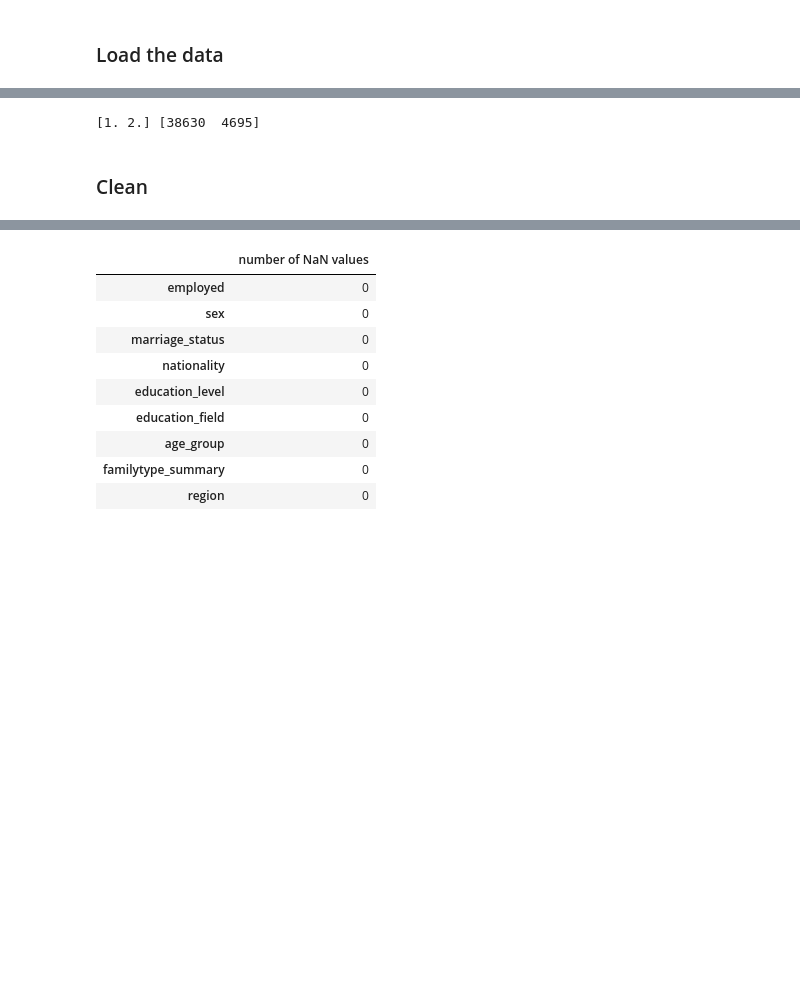
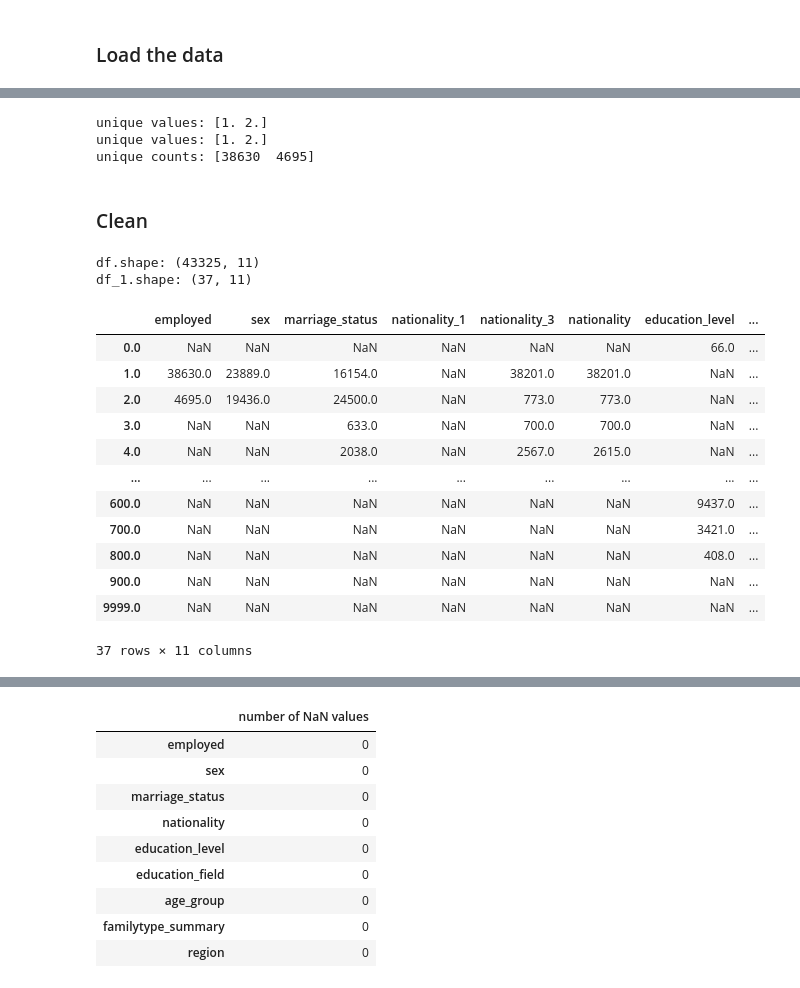
Before and after one commit to ProgressBG-Python-Course/ProgressBG-MLwithPython-Labs, a Jupyter notebook: students/Martina/ML_Project/project_new.ipynb, the cells around one changed output, grey strips where cells are left out. Saved outputs shown, nothing was run; the diff lists cells and outputs as text; code cells hidden in the pictures; blank space fills up the shorter version.

Commit message:
wip: notes on projects

```diff
--- a/students/Martina/ML_Project/project_new.ipynb
+++ b/students/Martina/ML_Project/project_new.ipynb
@@ -140,11 +174,17 @@ df.describe()
-# %%
-df.employed.unique()
-
-
-value, counts = np.unique(df.employed, return_counts=True)
-print(value, counts)
-# %% [output]
-[1. 2.] [38630  4695]
+# %%
+# get unique values on;y
+s_values = df.employed.unique()
+print(f'unique values: {s_values}')
+
+### get unique values and counts with numpy methods:
+# better to print after cleaning, or to skip NaNs:
+values, counts = np.unique(df.employed[~np.isnan(df.employed)], return_counts=True)
+print(f'unique values: {values}')
+print(f'unique counts: {counts}')
+# %% [output]
+unique values: [1. 2.]
+unique values: [1. 2.]
+unique counts: [38630  4695]
 # %% [markdown]
 ### Clean
 # %%
@@ -159,6 +200,28 @@ df.drop("index", axis=1, inplace=True)
 # %%
 #Show unique values for each column and rate of occurance.
 df_1=df.apply(pd.Series.value_counts)
+
+# iep: note the result shape:
+print(f'df.shape: {df.shape}')
+print(f'df_1.shape: {df_1.shape}')
+
+df_1
+# %% [output]
+df.shape: (43325, 11)
+df_1.shape: (37, 11)
+|  | employed | sex | marriage_status | nationality_1 | nationality_3 | nationality | education_level | ... |
+| 0.0 | NaN | NaN | NaN | NaN | NaN | NaN | 66.0 | ... |
+| 1.0 | 38630.0 | 23889.0 | 16154.0 | NaN | 38201.0 | 38201.0 | NaN | ... |
+| 2.0 | 4695.0 | 19436.0 | 24500.0 | NaN | 773.0 | 773.0 | NaN | ... |
+| 3.0 | NaN | NaN | 633.0 | NaN | 700.0 | 700.0 | NaN | ... |
+| 4.0 | NaN | NaN | 2038.0 | NaN | 2567.0 | 2615.0 | NaN | ... |
+| ... | ... | ... | ... | ... | ... | ... | ... | ... |
+| 600.0 | NaN | NaN | NaN | NaN | NaN | NaN | 9437.0 | ... |
+| 700.0 | NaN | NaN | NaN | NaN | NaN | NaN | 3421.0 | ... |
+| 800.0 | NaN | NaN | NaN | NaN | NaN | NaN | 408.0 | ... |
+| 900.0 | NaN | NaN | NaN | NaN | NaN | NaN | NaN | ... |
+| 9999.0 | NaN | NaN | NaN | NaN | NaN | NaN | NaN | ... |
+37 rows × 11 columns
 # %%
 def show_nan():
     keys=list(df.columns)
```
Also changed, not shown: parts of 9 cells of this notebook, 2 other files.
